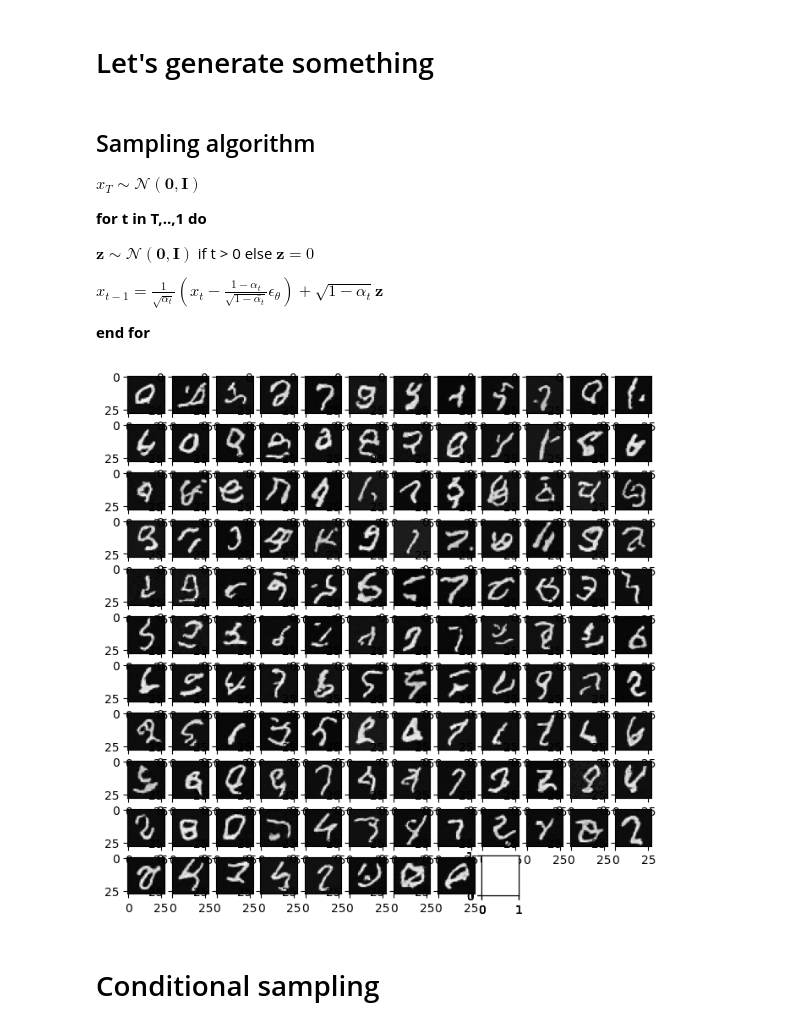
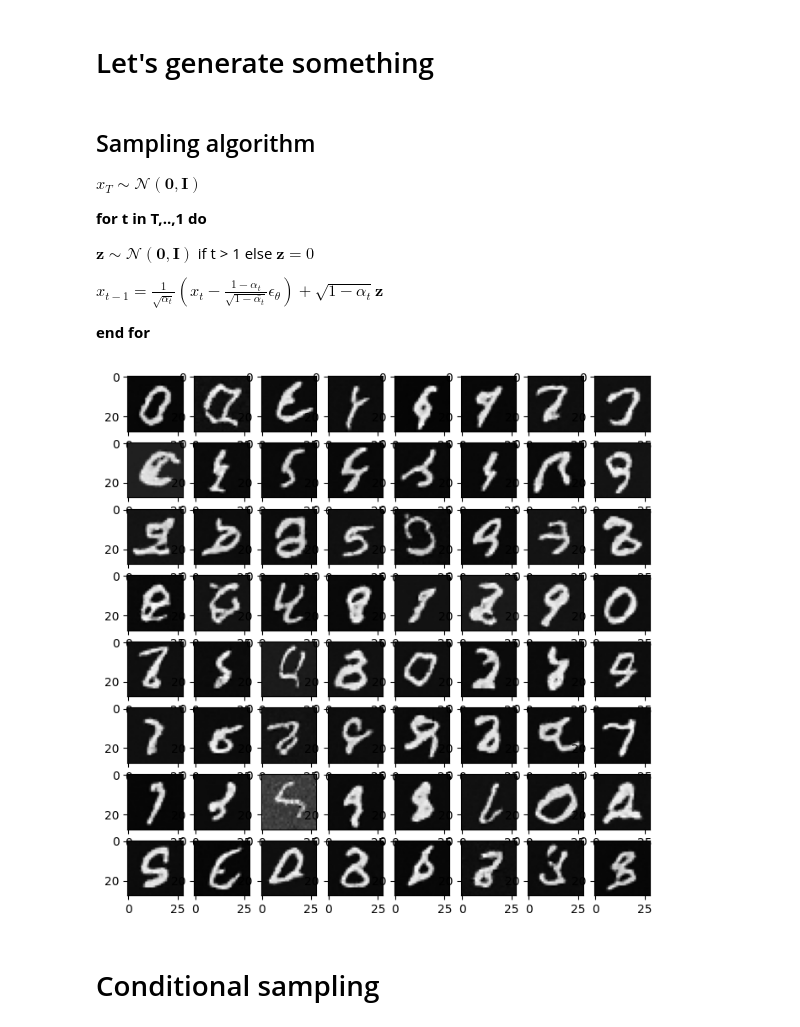
Before and after one commit to germanKoch/diffusion, a Jupyter notebook: diffusion-model.ipynb, the cells around one changed output. Saved outputs shown, nothing was run; the diff lists cells and outputs as text; code cells hidden in the pictures.

Commit message:
Kaggle Notebook | diffusion-model | Version 15

```diff
--- a/diffusion-model.ipynb
+++ b/diffusion-model.ipynb
@@ -97,7 +97,7 @@ def show_forward(ddpm, loader, device):
 # Hyperparams
 # %%
 batch_size = 64
-n_epochs = 3
+n_epochs = 5
 n_steps = 1000
 lr = 0.001
 store_path = "ddpm_mnist.pt"
@@ -111,5 +111,5 @@ transform = Compose([
     Lambda(lambda x: (x - 0.5) * 2)]
 )
 ds_fn = MNIST
-dataset = ds_fn("./datasets", download=True, train=True, transform=transform)
+dataset = ds_fn("./datasets", download=True, train=True, transform=transform) + ds_fn("./datasets", download=True, train=False, transform=transform)
 loader = DataLoader(dataset, batch_size, shuffle=True)
@@ -323,7 +307,7 @@ class UNetNaMinimalkax(nn.Module):
 # %% [markdown]
 # Training loop
 # %%
-model = MyDDPM(UNetNaMinimalkax(n_steps=n_steps, time_emb_dim=100), n_steps=n_steps, device=device)
+model = MyDDPM(UNetNaMaximalkah(n_steps=n_steps, time_emb_dim=100), n_steps=n_steps, device=device)
 optimizer = torch.optim.Adam(model.parameters(), lr=lr)
 # %%
 import matplotlib.pyplot as plt
@@ -331,19 +315,25 @@ from IPython.display import display, clear_output
 import time
 
 def training_loop(ddpm, loader, n_epochs, optim, device):
+    fig = plt.figure()
+    ax1 = fig.add_subplot(2,1,1)
+    ax2 = fig.add_subplot(2,1,2)
+
     mse = nn.MSELoss()
-    loss_epoch = []
+    loss_epochs = []
+    loss_epoch=[]
     n_steps = ddpm.n_steps
 
-    for epoch in tqdm(range(n_epochs), desc=f"Training progress", colour="#00ff00"):
+    for epoch in tqdm(range(n_epochs)):
+
         for step, batch in enumerate(tqdm(loader, leave=False, desc=f"Epoch {epoch + 1}/{n_epochs}", colour="#005500")):
             # Loading data
             x0 = batch[0].to(device)
-            n = len(x0)
+            batch_size = len(x0)
 
             # Picking some noise for each of the images in the batch, a timestep and the respective alpha_bars
             epsilon = torch.randn_like(x0).to(device)
-            t = torch.randint(0, n_steps, (n,)).to(device)
+            t = torch.randint(0, n_steps, (batch_size,)).to(device)
 
             # Computing the noisy image based on x0 and the time-step (forward process)
             noisy_imgs = ddpm(x0, t, epsilon)
@@ -359,11 +349,17 @@ def training_loop(ddpm, loader, n_epochs, optim, device):
 
             loss_epoch.append(loss.detach().cpu().numpy())
 
-            if step%20 == 0:
+            if step%60 == 0:
                 clear_output(wait=True)
-                plt.plot(loss_epoch)  # Simple plot
-                plt.title(f'Iteration {step}')
-                display(plt.gcf())
+                ax1.clear()
+                ax2.clear()
+                ax1.plot(loss_epoch)
+                ax1.set_title(f'Iteration {step}')
+                ax2.plot(loss_epochs)
+                ax2.set_title(f'Epoch {epoch}')
+                display(fig)
+        loss_epochs.append(np.mean(loss_epoch))
+        loss_epoch = []
 # %%
 training_loop(model, loader, n_epochs, optimizer, device)
 # %% [output]
@@ -379,7 +375,7 @@ $x_{T} \sim \mathcal{N}(\mathbf{0}, \mathbf{I})$
 
 **for t in T,..,1 do**
 
-$\mathbf{z} \sim \mathcal{N}(\mathbf{0}, \mathbf{I})$ if t > 0 else $\mathbf{z} = 0$
+$\mathbf{z} \sim \mathcal{N}(\mathbf{0}, \mathbf{I})$ if t > 1 else $\mathbf{z} = 0$
 
 $x_{t-1} = \frac{1}{\sqrt{\alpha_{t}}}(x_{t} - \frac{1-\alpha_{t}}{\sqrt{1-\bar{\alpha_{t}}}}\epsilon_{\theta}) + \sqrt{1-\alpha_{t}}\mathbf{z}$
 
@@ -409,10 +405,10 @@ def generate_new_images(ddpm, n_samples=16, frames_per_gif=100, image_shape=(1,
                 x = x + sigma_t * z
     return x
 # %%
-generated = generate_new_images(model, n_samples=128)
+generated = generate_new_images(model, n_samples=64)
 show_images(generated)
 # %% [output]
-[figure, old version]
+[figure, new version]
 # %% [markdown]
 # Conditional sampling
 # %% [markdown]
```
Also changed, not shown: parts of 10 cells of this notebook.
